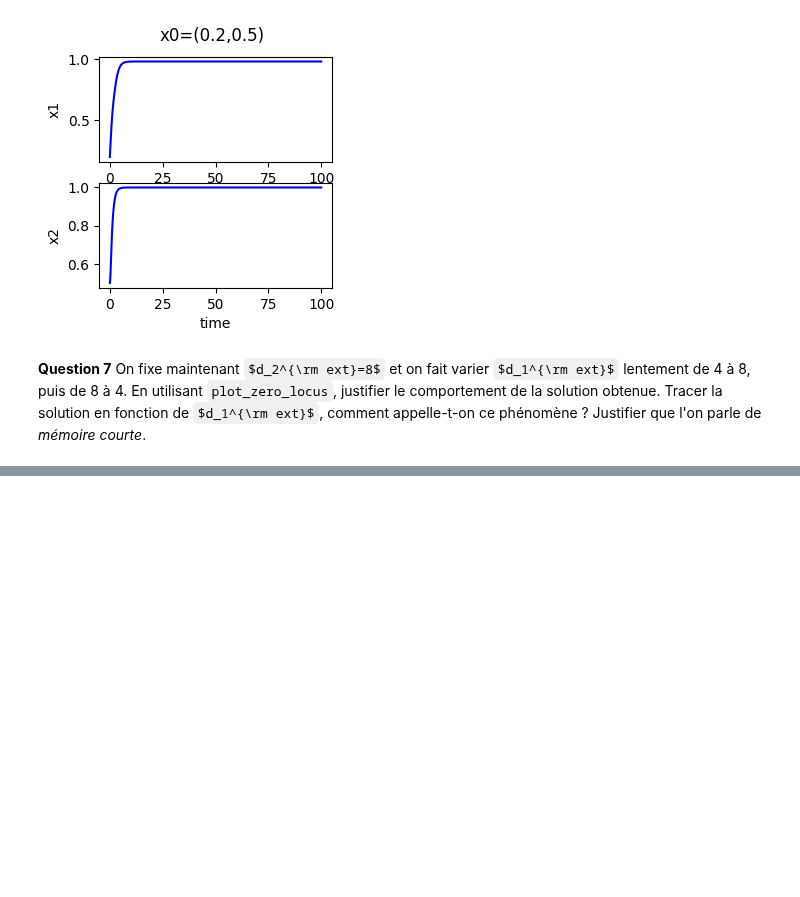
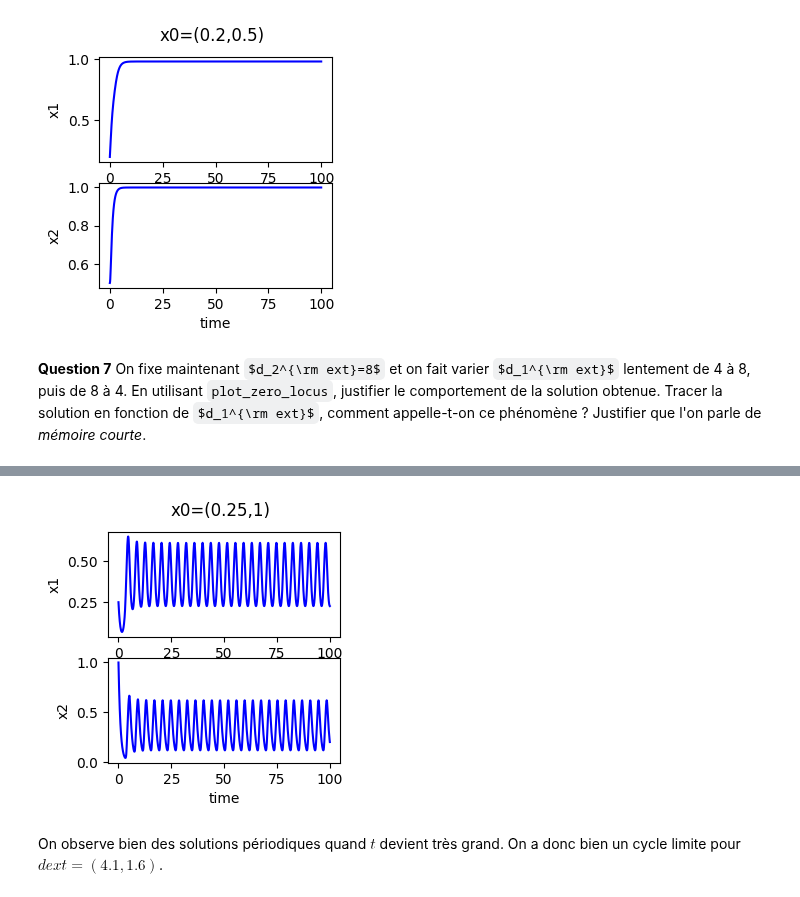
Before and after one commit to VDeumier/Projet_UE11, a Jupyter notebook: Projet Equations Différentielles.ipynb, the cells around one changed output, grey strips where cells are left out. Drawn from its saved outputs; the diff is of its cells as text; code cells hidden in the pictures; some formulas as TeX source; blank space fills up the shorter version.

```diff
--- a/Projet Equations Différentielles.ipynb
+++ b/Projet Equations Différentielles.ipynb
@@ -368,0 +412,22 @@ ValueError: diag requires an array of at least two dimensions
+# %%
+def f_d_ext_constant(t,x):
+    d_ext = np.array([4.1,1.6])
+    return -x + sigmoid(np.dot(W,x)+d_ext)
+dt = 0.1
+t0, tf = 0.0, 100.0
+
+x0 = np.array([0.25,1])
+fig, (ax1, ax2) = plt.subplots(2)
+fig.suptitle("x0=(0.25,1)")
+time,values=solve_euler_explicit(f_d_ext_constant,x0, dt, t0, tf)
+x1=[values[i][0] for i in range(len(values))]
+x2=[values[i][1] for i in range(len(values))]
+ax1.plot(time,x1,"b")
+ax1.set(xlabel="time",ylabel="x1")
+ax2.plot(time,x2,"b")
+ax2.set(xlabel="time",ylabel="x2")
+plt.show()
+# %% [output]
+[figure, added]
+# %% [markdown]
+On observe bien des solutions périodiques quand $t$ devient très grand. On a donc bien un cycle limite pour $dext=(4.1,1.6)$.
```
Also changed, not shown: parts of 9 cells of this notebook.
